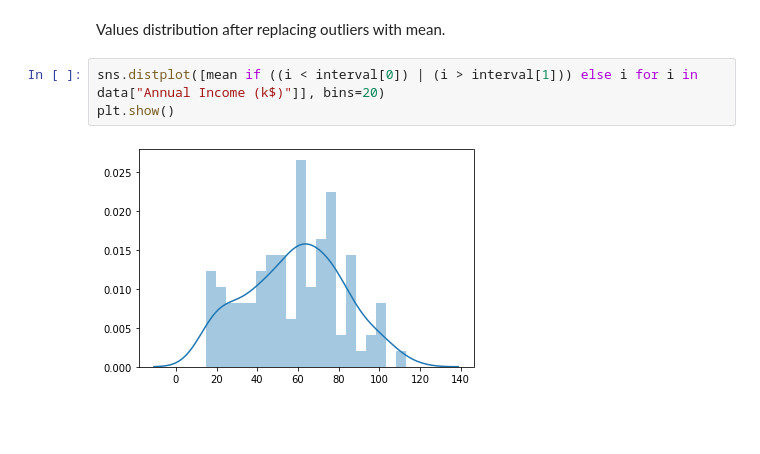
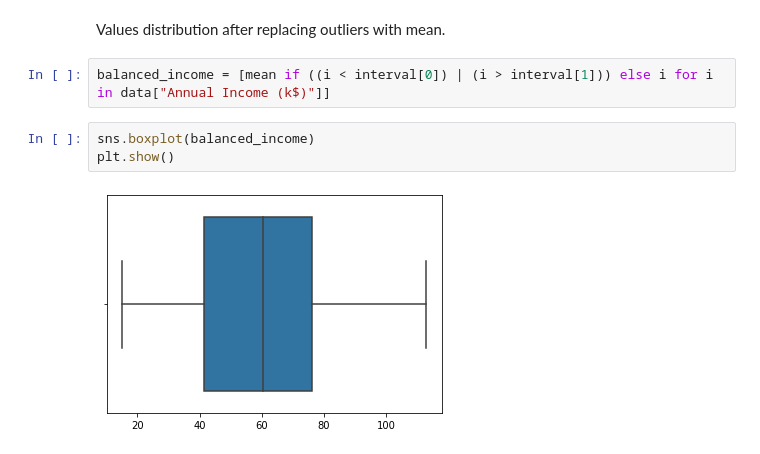
Before and after one commit to SmirnovAlexander/InformationAnalysis, a Jupyter notebook: DataAnalysis/notebooks/MallCustomersOutliersDetection.ipynb, the cells around one changed output. Cells and saved outputs as stored; diff of their text form; blank space fills up the shorter version.

```diff
--- a/DataAnalysis/notebooks/MallCustomersOutliersDetection.ipynb
+++ b/DataAnalysis/notebooks/MallCustomersOutliersDetection.ipynb
@@ -83,7 +94,9 @@ Standart deviation borders: from 8.0 to 113.1
 # %% [markdown]
 Values distribution after replacing outliers with mean.
 # %%
-sns.distplot([mean if ((i < interval[0]) | (i > interval[1])) else i for i in data["Annual Income (k$)"]], bins=20)
-plt.show()
+balanced_income = [mean if ((i < interval[0]) | (i > interval[1])) else i for i in data["Annual Income (k$)"]]
-# %% [output]
-[figure, removed]
+# %%
+sns.boxplot(balanced_income)
+plt.show()
+# %% [output]
+[figure, added]
```
Also changed, not shown: parts of 4 cells of this notebook.
